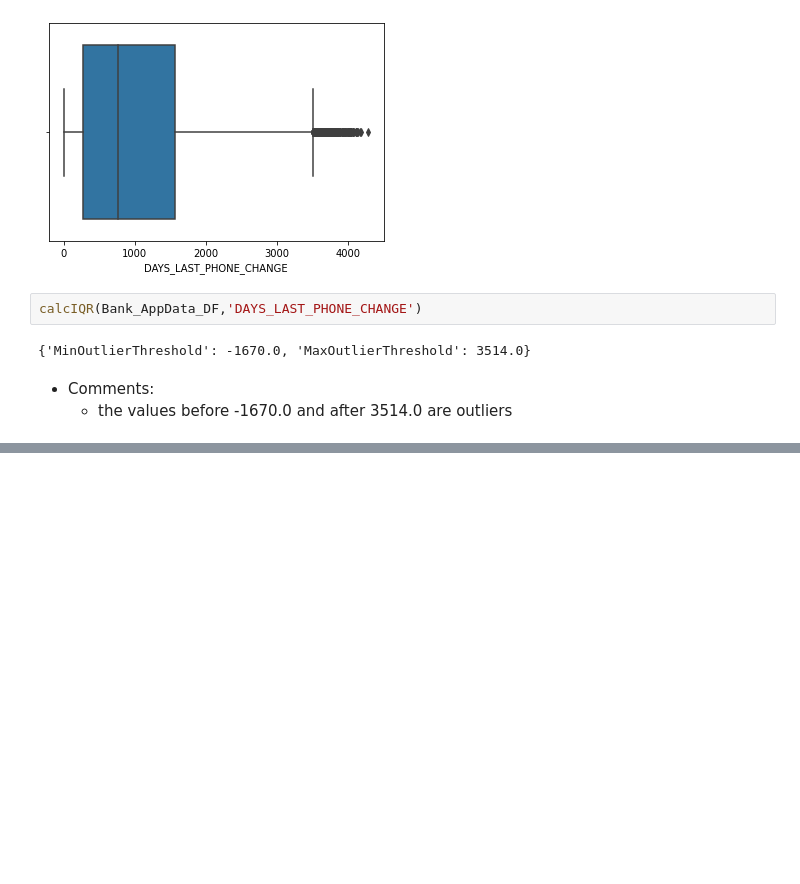
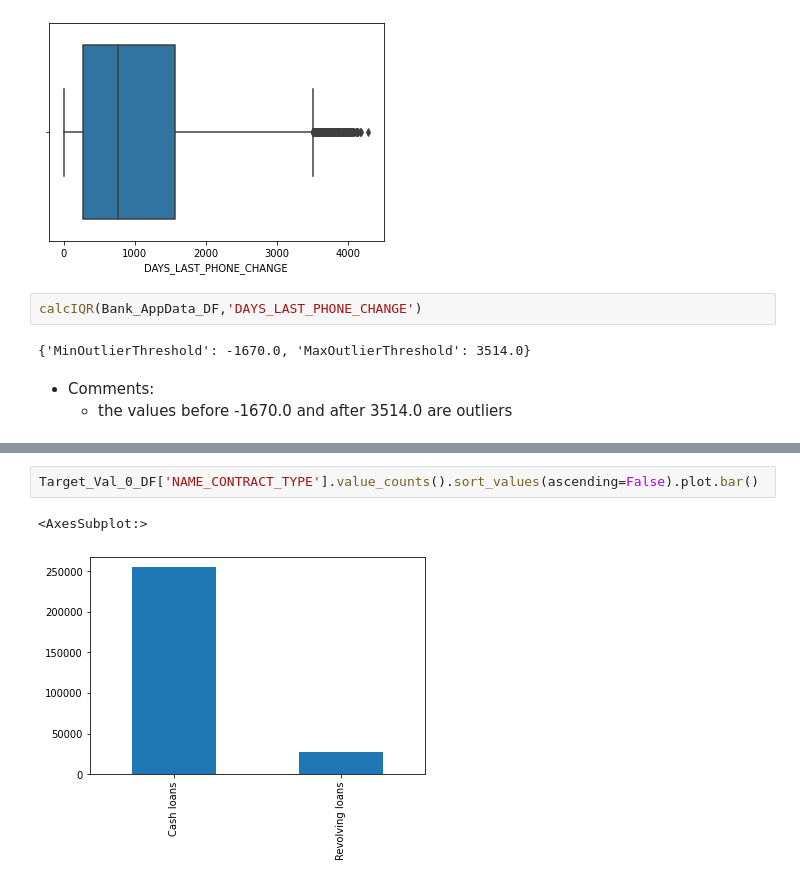
Before and after one commit to ameyabits/UPGrad, a Jupyter notebook: CaseStudy/Bank Loan Case Study/Notebooks/ApplicationData.ipynb, the cells around one changed output, grey strips where cells are left out. Saved outputs shown, nothing was run; the diff lists cells and outputs as text; blank space fills up the shorter version.

```diff
--- a/CaseStudy/Bank Loan Case Study/Notebooks/ApplicationData.ipynb
+++ b/CaseStudy/Bank Loan Case Study/Notebooks/ApplicationData.ipynb
@@ -979,0 +1171,5 @@ calcIQR(Bank_AppData_DF,'DAYS_LAST_PHONE_CHANGE')
+# %%
+Target_Val_0_DF['NAME_CONTRACT_TYPE'].value_counts().sort_values(ascending=False).plot.bar()
+# %% [output]
+<AxesSubplot:>
+[figure, added]
```
Also changed, not shown: parts of 113 cells of this notebook, 3 other files.
